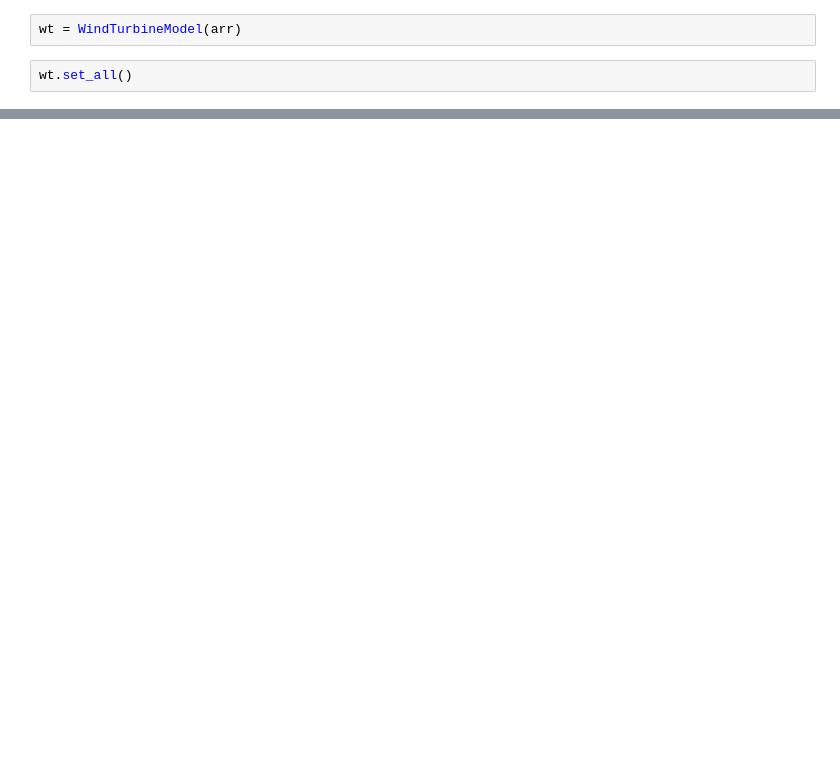
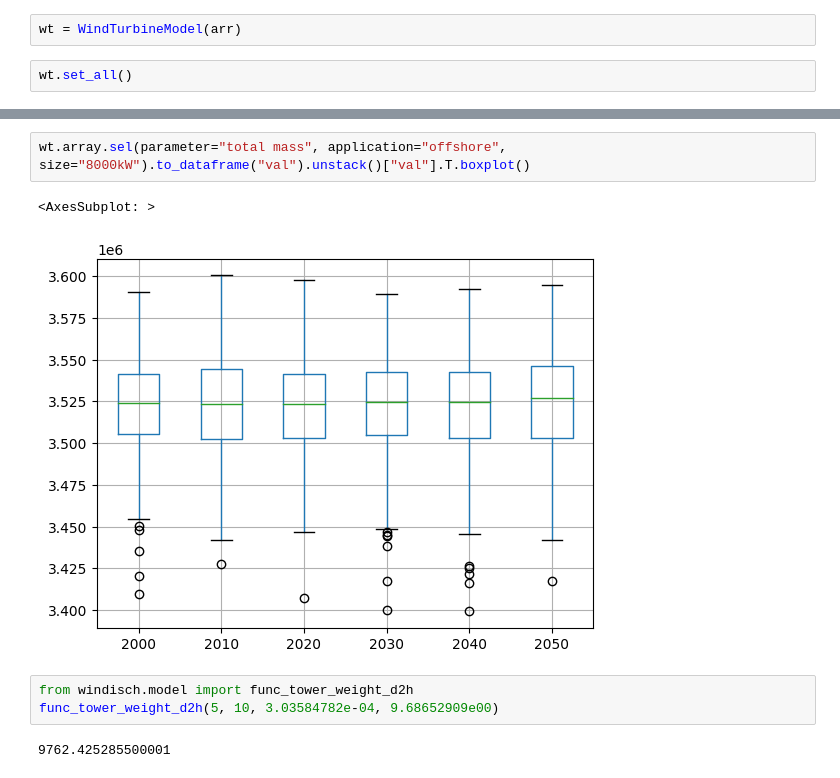
Before and after one commit to Laboratory-for-Energy-Systems-Analysis/windisch, a Jupyter notebook: examples/Examples.ipynb, the cells around one changed output, grey strips where cells are left out. Drawn from its saved outputs; the diff is of its cells as text; blank space fills up the shorter version.

```diff
--- a/examples/Examples.ipynb
+++ b/examples/Examples.ipynb
@@ -13,0 +37,10 @@ wt.set_all()
+# %%
+wt.array.sel(parameter="total mass", application="offshore", size="8000kW").to_dataframe("val").unstack()["val"].T.boxplot()
+# %% [output]
+<AxesSubplot: >
+[figure, added]
+# %%
+from windisch.model import func_tower_weight_d2h
+func_tower_weight_d2h(5, 10, 3.03584782e-04, 9.68652909e00)
+# %% [output]
+9762.425285500001
```
Also changed, not shown: parts of 6 cells of this notebook, 4 other files.
